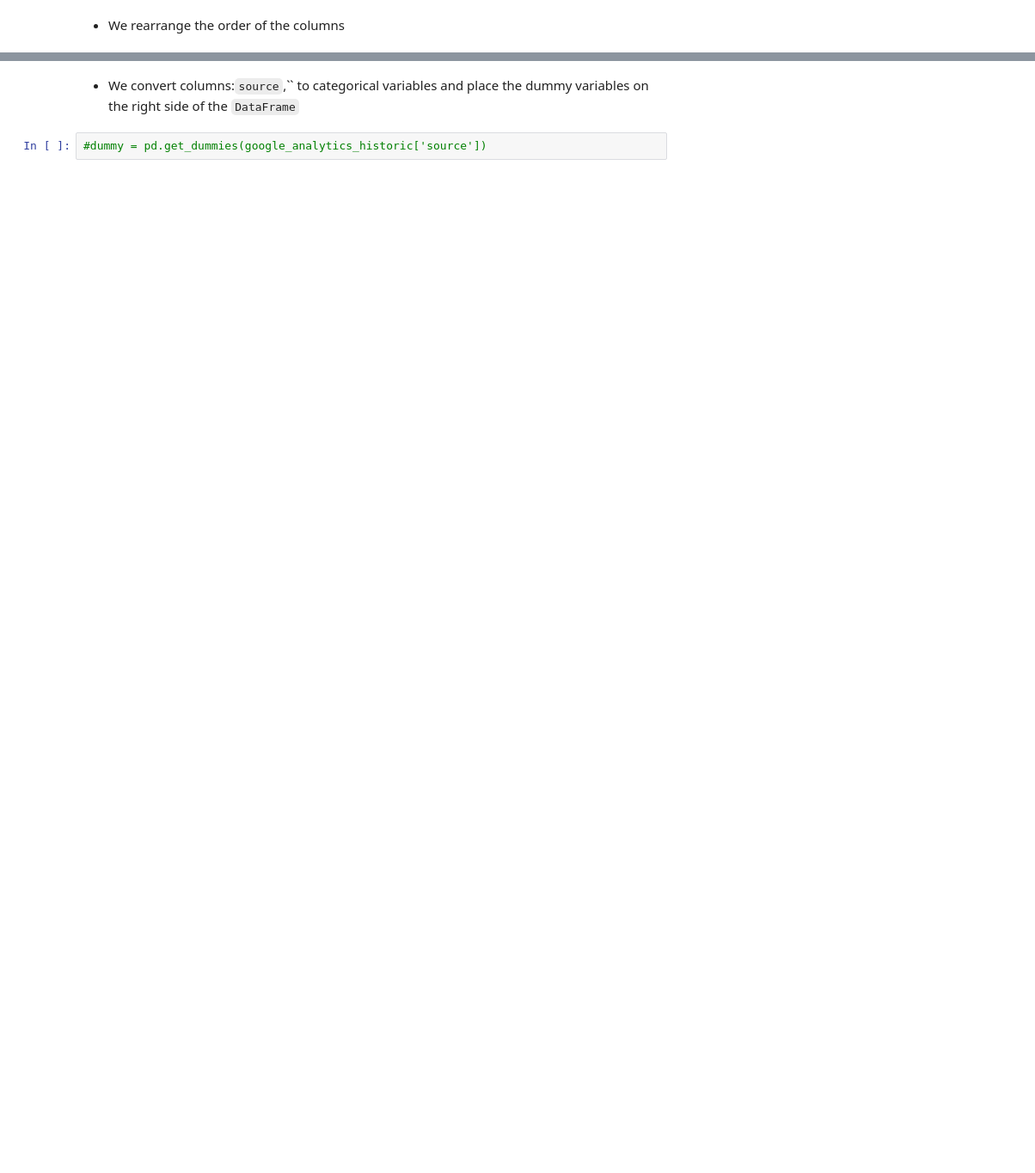
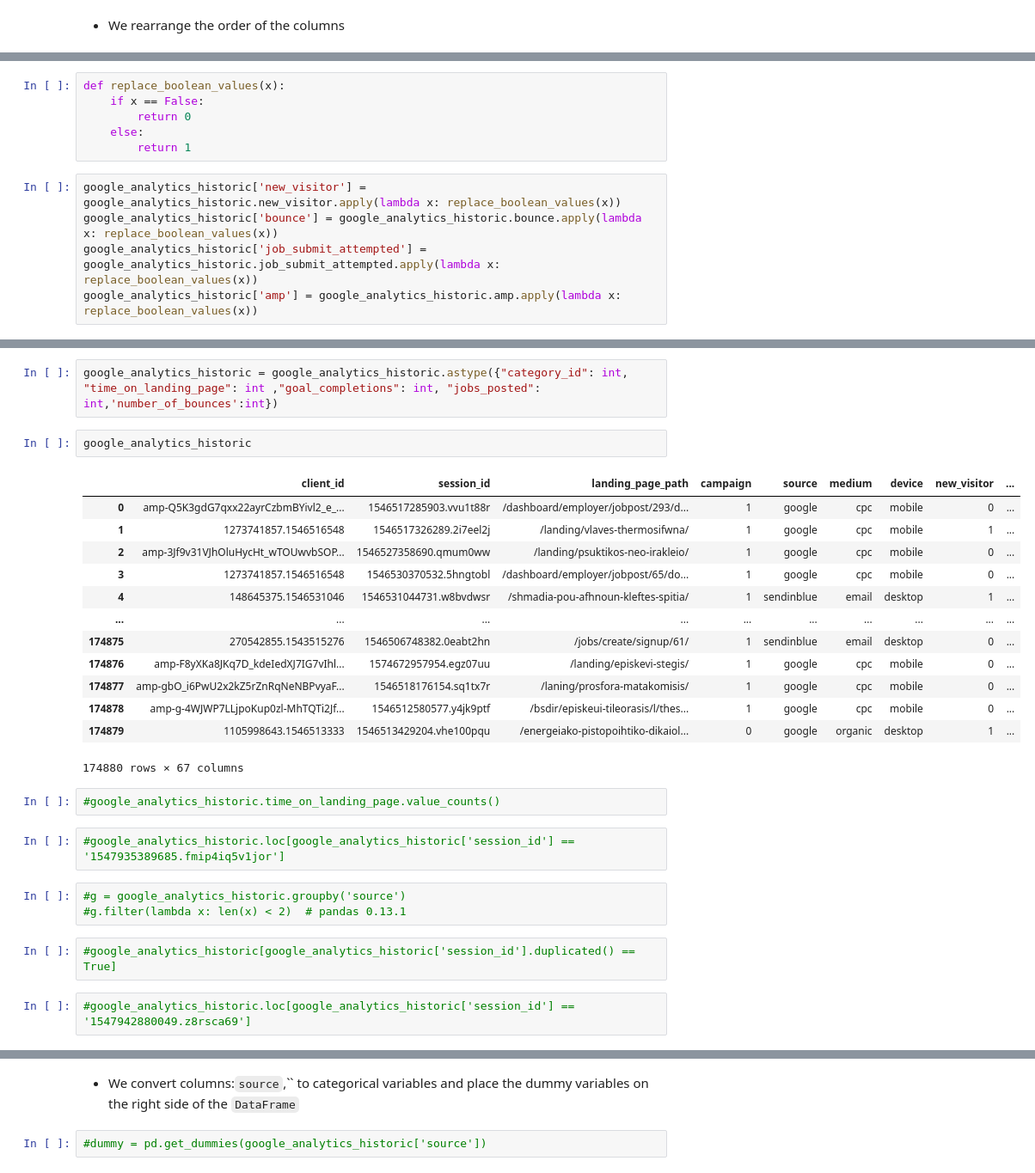
Before and after one commit to athbol/marketing_communication, a Jupyter notebook: Marketing_Communication.ipynb, the cells around one changed output, grey strips where cells are left out. Shown at 86% size. Saved outputs shown, nothing was run; the diff lists cells and outputs as text; blank space fills up the shorter version.

```diff
--- a/Marketing_Communication.ipynb
+++ b/Marketing_Communication.ipynb
@@ -218,0 +333,11 @@ google_analytics_historic
+# %%
+def replace_boolean_values(x):
+    if x == False:
+        return 0
+    else:
+        return 1
+# %%
+google_analytics_historic['new_visitor'] = google_analytics_historic.new_visitor.apply(lambda x: replace_boolean_values(x))
+google_analytics_historic['bounce'] = google_analytics_historic.bounce.apply(lambda x: replace_boolean_values(x))
+google_analytics_historic['job_submit_attempted'] = google_analytics_historic.job_submit_attempted.apply(lambda x: replace_boolean_values(x))
+google_analytics_historic['amp'] = google_analytics_historic.amp.apply(lambda x: replace_boolean_values(x))
@@ -218,0 +346,29 @@ google_analytics_historic
+# %%
+google_analytics_historic = google_analytics_historic.astype({"category_id": int, "time_on_landing_page": int ,"goal_completions": int, "jobs_posted": int,'number_of_bounces':int})
+# %%
+google_analytics_historic
+# %% [output]
+|  | client_id | session_id | landing_page_path | campaign | source | medium | device | new_visitor | ... |
+| 0 | amp-Q5K3gdG7qxx22ayrCzbmBYivl2_e_... | 1546517285903.vvu1t88r | /dashboard/employer/jobpost/293/d... | 1 | google | cpc | mobile | 0 | ... |
+| 1 | 1273741857.1546516548 | 1546517326289.2i7eel2j | /landing/vlaves-thermosifwna/ | 1 | google | cpc | mobile | 1 | ... |
+| 2 | amp-3Jf9v31VJhOluHycHt_wTOUwvbSOP... | 1546527358690.qmum0ww | /landing/psuktikos-neo-irakleio/ | 1 | google | cpc | mobile | 0 | ... |
+| 3 | 1273741857.1546516548 | 1546530370532.5hngtobl | /dashboard/employer/jobpost/65/do... | 1 | google | cpc | mobile | 0 | ... |
+| 4 | 148645375.1546531046 | 1546531044731.w8bvdwsr | /shmadia-pou-afhnoun-kleftes-spitia/ | 1 | sendinblue | email | desktop | 1 | ... |
+| ... | ... | ... | ... | ... | ... | ... | ... | ... | ... |
+| 174875 | 270542855.1543515276 | 1546506748382.0eabt2hn | /jobs/create/signup/61/ | 1 | sendinblue | email | desktop | 0 | ... |
+| 174876 | amp-F8yXKa8JKq7D_kdeIedXJ7IG7vIhl... | 1574672957954.egz07uu | /landing/episkevi-stegis/ | 1 | google | cpc | mobile | 0 | ... |
+| 174877 | amp-gbO_i6PwU2x2kZ5rZnRqNeNBPvyaF... | 1546518176154.sq1tx7r | /laning/prosfora-matakomisis/ | 1 | google | cpc | mobile | 0 | ... |
+| 174878 | amp-g-4WJWP7LLjpoKup0zl-MhTQTi2Jf... | 1546512580577.y4jk9ptf | /bsdir/episkeui-tileorasis/l/thes... | 1 | google | cpc | mobile | 0 | ... |
+| 174879 | 1105998643.1546513333 | 1546513429204.vhe100pqu | /energeiako-pistopoihtiko-dikaiol... | 0 | google | organic | desktop | 1 | ... |
+174880 rows × 67 columns
+# %%
+#google_analytics_historic.time_on_landing_page.value_counts()
+# %%
+#google_analytics_historic.loc[google_analytics_historic['session_id'] == '1547935389685.fmip4iq5v1jor']
+# %%
+#g = google_analytics_historic.groupby('source')
+#g.filter(lambda x: len(x) < 2)  # pandas 0.13.1
+# %%
+#google_analytics_historic[google_analytics_historic['session_id'].duplicated() == True]
+# %%
+#google_analytics_historic.loc[google_analytics_historic['session_id'] == '1547942880049.z8rsca69']
```
Also changed, not shown: parts of 26 cells of this notebook.
